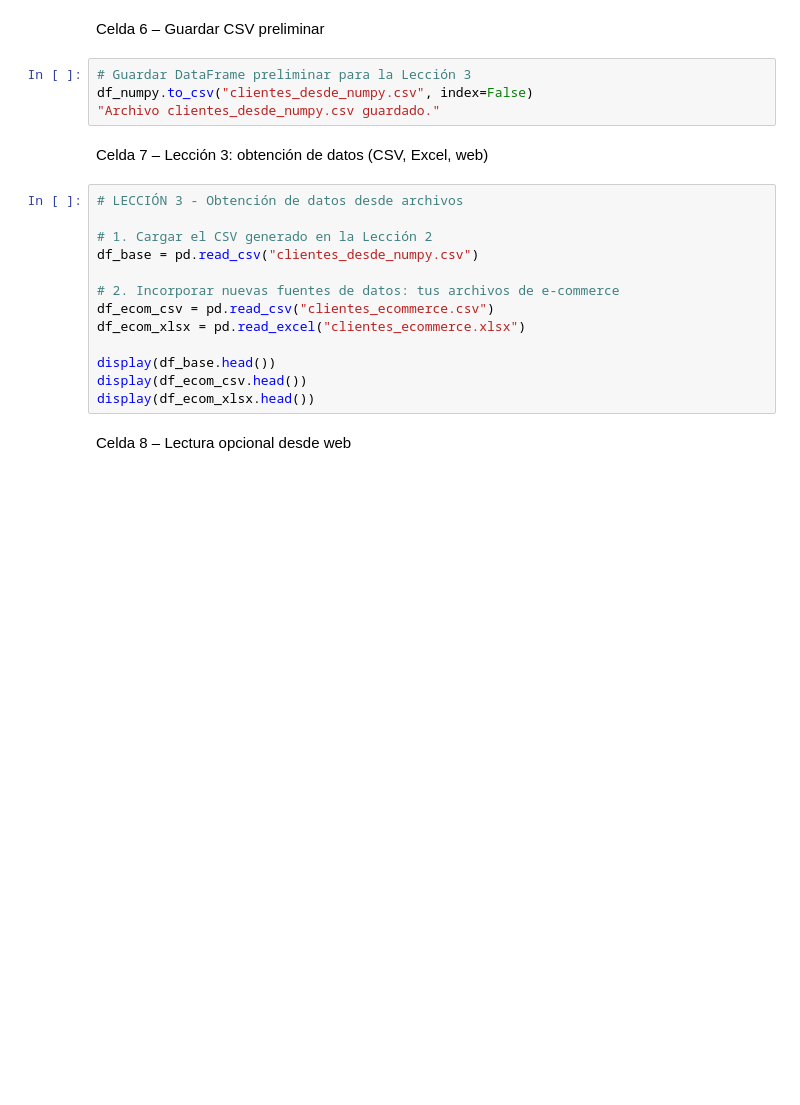
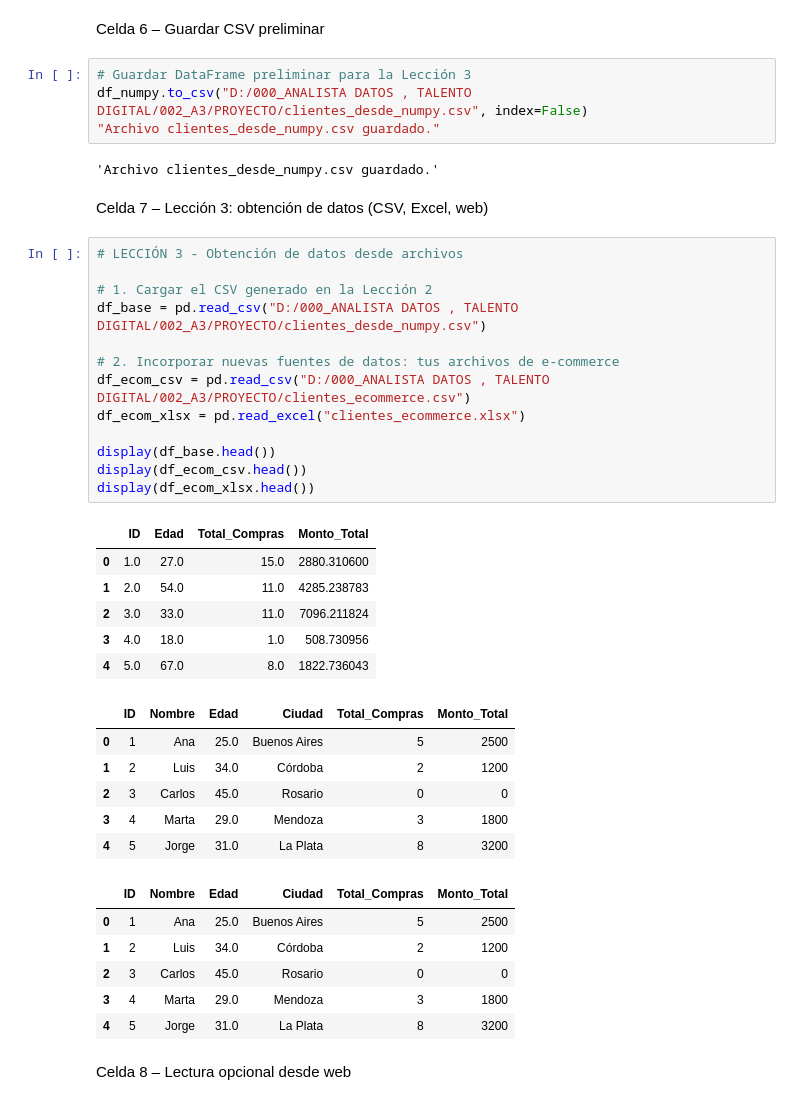
Before and after one commit to yuri19762008/000_ANALISTA-DATOS---TALENTO-DIGITAL, a Jupyter notebook: 002_A3/PROYECTO/datos.ipynb, the cells around one changed output. Saved outputs shown, nothing was run; the diff lists cells and outputs as text; blank space fills up the shorter version.

```diff
--- a/002_A3/PROYECTO/datos.ipynb
+++ b/002_A3/PROYECTO/datos.ipynb
@@ -85,23 +125,44 @@ mayores_30.head(), con_mas_de_5_compras.head()
 Celda 6 – Guardar CSV preliminar
 # %%
 # Guardar DataFrame preliminar para la Lección 3
-df_numpy.to_csv("clientes_desde_numpy.csv", index=False)
+df_numpy.to_csv("D:/000_ANALISTA DATOS , TALENTO DIGITAL/002_A3/PROYECTO/clientes_desde_numpy.csv", index=False)
 "Archivo clientes_desde_numpy.csv guardado."
+# %% [output]
+'Archivo clientes_desde_numpy.csv guardado.'
 # %% [markdown]
 Celda 7 – Lección 3: obtención de datos (CSV, Excel, web)
 # %%
 # LECCIÓN 3 - Obtención de datos desde archivos
 
 # 1. Cargar el CSV generado en la Lección 2
-df_base = pd.read_csv("clientes_desde_numpy.csv")
+df_base = pd.read_csv("D:/000_ANALISTA DATOS , TALENTO DIGITAL/002_A3/PROYECTO/clientes_desde_numpy.csv")
 
 # 2. Incorporar nuevas fuentes de datos: tus archivos de e-commerce
-df_ecom_csv = pd.read_csv("clientes_ecommerce.csv")
+df_ecom_csv = pd.read_csv("D:/000_ANALISTA DATOS , TALENTO DIGITAL/002_A3/PROYECTO/clientes_ecommerce.csv")
 df_ecom_xlsx = pd.read_excel("clientes_ecommerce.xlsx")
 
 display(df_base.head())
 display(df_ecom_csv.head())
 display(df_ecom_xlsx.head())
+# %% [output]
+|  | ID | Edad | Total_Compras | Monto_Total |
+| 0 | 1.0 | 27.0 | 15.0 | 2880.310600 |
+| 1 | 2.0 | 54.0 | 11.0 | 4285.238783 |
+| 2 | 3.0 | 33.0 | 11.0 | 7096.211824 |
+| 3 | 4.0 | 18.0 | 1.0 | 508.730956 |
+| 4 | 5.0 | 67.0 | 8.0 | 1822.736043 |
+|  | ID | Nombre | Edad | Ciudad | Total_Compras | Monto_Total |
+| 0 | 1 | Ana | 25.0 | Buenos Aires | 5 | 2500 |
+| 1 | 2 | Luis | 34.0 | Córdoba | 2 | 1200 |
+| 2 | 3 | Carlos | 45.0 | Rosario | 0 | 0 |
+| 3 | 4 | Marta | 29.0 | Mendoza | 3 | 1800 |
+| 4 | 5 | Jorge | 31.0 | La Plata | 8 | 3200 |
+|  | ID | Nombre | Edad | Ciudad | Total_Compras | Monto_Total |
+| 0 | 1 | Ana | 25.0 | Buenos Aires | 5 | 2500 |
+| 1 | 2 | Luis | 34.0 | Córdoba | 2 | 1200 |
+| 2 | 3 | Carlos | 45.0 | Rosario | 0 | 0 |
+| 3 | 4 | Marta | 29.0 | Mendoza | 3 | 1800 |
+| 4 | 5 | Jorge | 31.0 | La Plata | 8 | 3200 |
 # %% [markdown]
 Celda 8 – Lectura opcional desde web
 # %%
```
Also changed, not shown: parts of 18 cells of this notebook, 2 other files.
